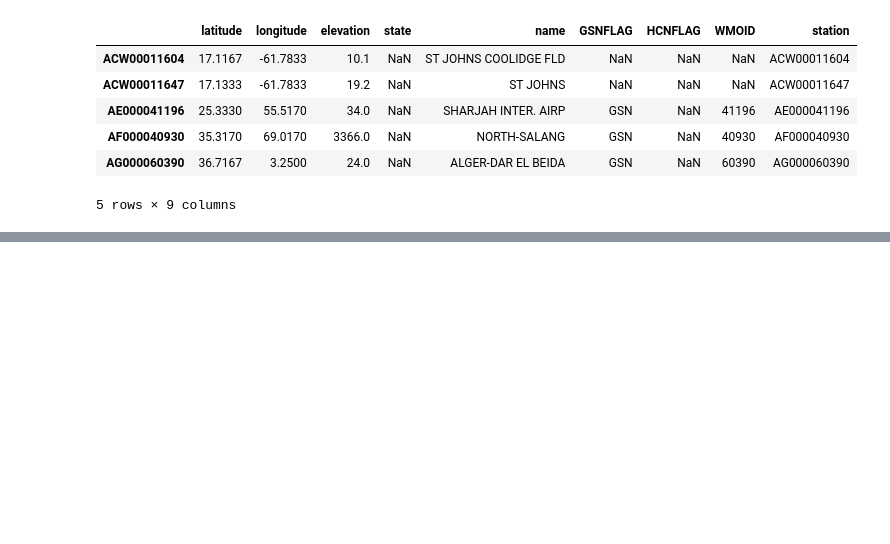
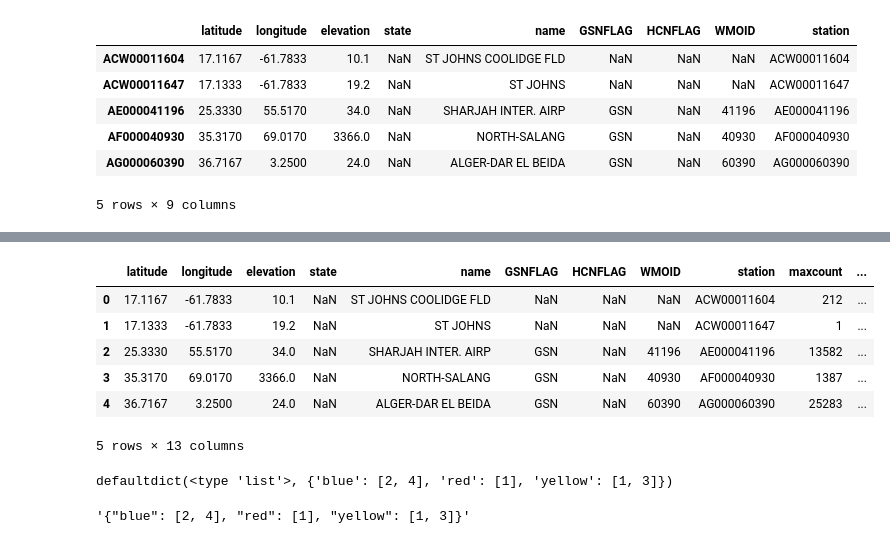
Before and after one commit to czarifis/UCSD_BigData, a Jupyter notebook: notebooks/weather.mapreduce/Untitled0.ipynb, the cells around one changed output, grey strips where cells are left out. Drawn from its saved outputs; the diff is of its cells as text; code cells hidden in the pictures; blank space fills up the shorter version.

```diff
--- a/notebooks/weather.mapreduce/Untitled0.ipynb
+++ b/notebooks/weather.mapreduce/Untitled0.ipynb
@@ -145,0 +150,31 @@ removing tmp directory /tmp/getweights.ubuntu.20140521.043204.686280
+# %%
+#tempdf = res.groupby(pd.cut(res["latitude"], np.arange(-90, 90, 10)))#.head()#.sum()  #np.arange(0, 1.0+0.155, 0.155)
+tempdf = res.copy()
+tempdf['latgroup'] = pd.cut(res["latitude"], np.arange(-90, 90, 10))#.head()#.sum()  #np.arange(0, 1.0+0.155, 0.155)
+tempdf['longroup'] = pd.cut(res["longitude"], np.arange(-180, 180, 10))#.head()#.sum()  #np.arange(0, 1.0+0.155, 0.155)
+#tempdf.reset_index()
+
+#tempdf['status'] = pd.cut(df['Days Late'], bins=[-1, 14, 35, 56, 365])
+
+tempdf.head()
+# %% [output]
+|  | latitude | longitude | elevation | state | name | GSNFLAG | HCNFLAG | WMOID | station | maxcount | ... |
+| 0 | 17.1167 | -61.7833 | 10.1 | NaN | ST JOHNS COOLIDGE FLD | NaN | NaN | NaN | ACW00011604 | 212 | ... |
+| 1 | 17.1333 | -61.7833 | 19.2 | NaN | ST JOHNS | NaN | NaN | NaN | ACW00011647 | 1 | ... |
+| 2 | 25.3330 | 55.5170 | 34.0 | NaN | SHARJAH INTER. AIRP | GSN | NaN | 41196 | AE000041196 | 13582 | ... |
+| 3 | 35.3170 | 69.0170 | 3366.0 | NaN | NORTH-SALANG | GSN | NaN | 40930 | AF000040930 | 1387 | ... |
+| 4 | 36.7167 | 3.2500 | 24.0 | NaN | ALGER-DAR EL BEIDA | GSN | NaN | 60390 | AG000060390 | 25283 | ... |
+5 rows × 13 columns
+# %%
+import collections
+s = [('yellow', 1), ('blue', 2), ('yellow', 3), ('blue', 4), ('red', 1)]
+#d = collections.defaultdict(int)
+d = collections.defaultdict(list)
+for k, v in s:
+    d[k].append(v)
+print d
+import json
+json.dumps(d)
+# %% [output]
+defaultdict(<type 'list'>, {'blue': [2, 4], 'red': [1], 'yellow': [1, 3]})
+'{"blue": [2, 4], "red": [1], "yellow": [1, 3]}'
```
Also changed, not shown: parts of 29 cells of this notebook, 33 other files.
